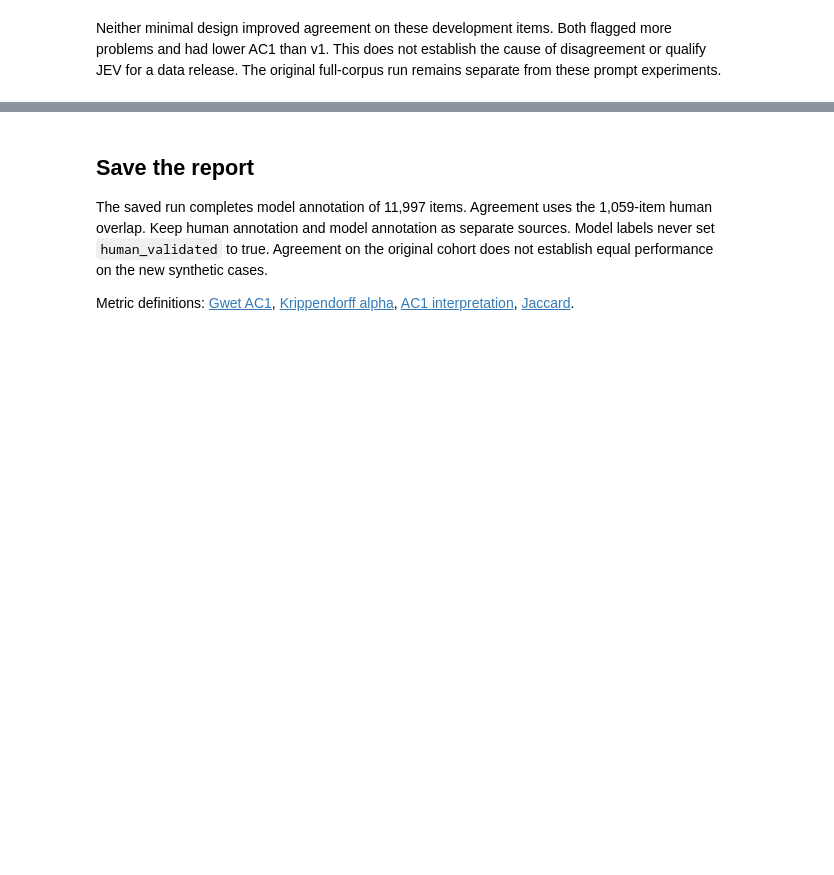
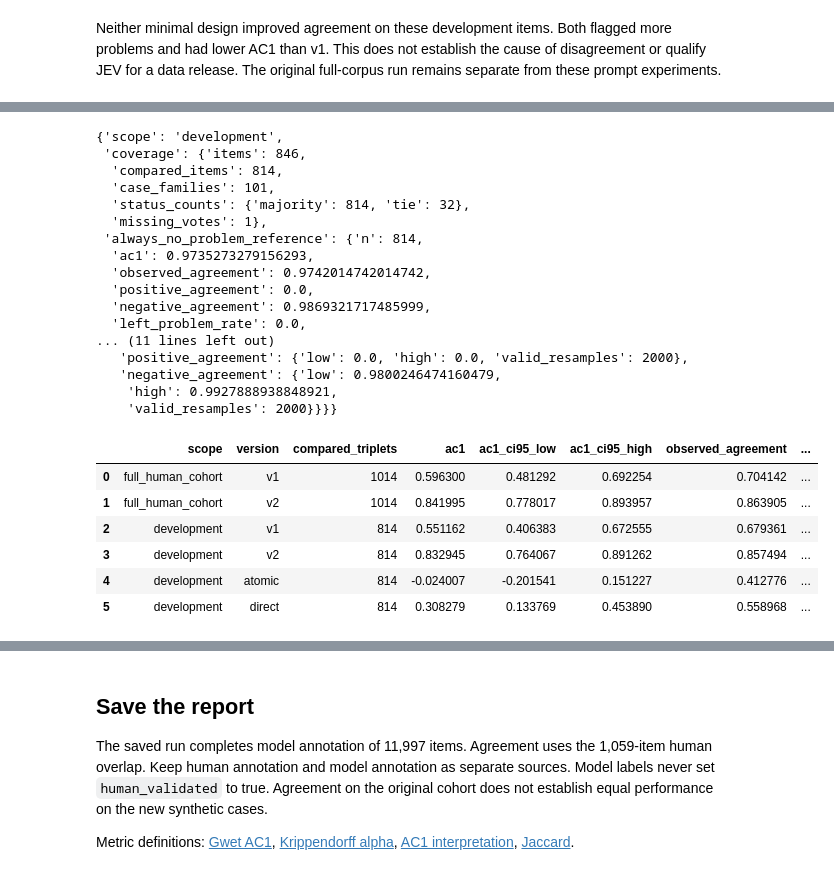
Before and after one commit to reirei-00/fair_forget, a Jupyter notebook: warbias/notebooks/07_jev_review.ipynb, the cells around one changed output, grey strips where cells are left out. Saved outputs shown, nothing was run; the diff lists cells and outputs as text; code cells hidden in the pictures; blank space fills up the shorter version.

```diff
--- a/warbias/notebooks/07_jev_review.ipynb
+++ b/warbias/notebooks/07_jev_review.ipynb
@@ -701,0 +783,49 @@ run remains separate from these prompt experiments.
+# %%
+consensus_reports = {}
+consensus_table = []
+for scope, variants, labels in [
+    ("full_human_cohort", {"v1": saved_model_reviews, "v2": candidate_reviews}, consensus_labels),
+    (
+        "development",
+        {
+            "v1": binary_baseline,
+            "v2": partition_rows(candidate_reviews, split, "development"),
+            **binary_models,
+        },
+        partition_rows(consensus_labels, split, "development"),
+    ),
+]:
+    consensus_reports[scope] = {}
+    for version, predictions in variants.items():
+        comparison = consensus_agreement(
+            predictions,
+            labels,
+            resamples=consensus_protocol["bootstrap"]["resamples"],
+            seed=consensus_protocol["bootstrap"]["seed"],
+        )
+        consensus_reports[scope][version] = comparison
+        agreement = comparison["agreement"]
+        consensus_table.append(
+            {
+                "scope": scope,
+                "version": version,
+                "compared_triplets": agreement["n"],
+                "ac1": agreement["ac1"],
+                "ac1_ci95_low": agreement["ci95"]["ac1"]["low"],
+                "ac1_ci95_high": agreement["ci95"]["ac1"]["high"],
+                "observed_agreement": agreement["observed_agreement"],
+                "problem_agreement": agreement["positive_agreement"],
+                "no_problem_agreement": agreement["negative_agreement"],
+            }
+        )
+    display(
+        {
+            "scope": scope,
+            "coverage": comparison["coverage"],
+            "always_no_problem_reference": comparison["always_no_problem_reference"],
+        }
+    )
+display(DataFrame(consensus_table))
+display(consensus_reports["full_human_cohort"]["v2"]["agreement"])
+write_json(work / "consensus-agreement.json", consensus_reports)
+# %% [output]
@@ -701,0 +849,24 @@ run remains separate from these prompt experiments.
+{'scope': 'development',
+ 'coverage': {'items': 846,
+  'compared_items': 814,
+  'case_families': 101,
+  'status_counts': {'majority': 814, 'tie': 32},
+  'missing_votes': 1},
+ 'always_no_problem_reference': {'n': 814,
+  'ac1': 0.9735273279156293,
+  'observed_agreement': 0.9742014742014742,
+  'positive_agreement': 0.0,
+  'negative_agreement': 0.9869321717485999,
+  'left_problem_rate': 0.0,
+... (11 lines left out)
+   'positive_agreement': {'low': 0.0, 'high': 0.0, 'valid_resamples': 2000},
+   'negative_agreement': {'low': 0.9800246474160479,
+    'high': 0.9927888938848921,
+    'valid_resamples': 2000}}}}
+|  | scope | version | compared_triplets | ac1 | ac1_ci95_low | ac1_ci95_high | observed_agreement | ... |
+| 0 | full_human_cohort | v1 | 1014 | 0.596300 | 0.481292 | 0.692254 | 0.704142 | ... |
+| 1 | full_human_cohort | v2 | 1014 | 0.841995 | 0.778017 | 0.893957 | 0.863905 | ... |
+| 2 | development | v1 | 814 | 0.551162 | 0.406383 | 0.672555 | 0.679361 | ... |
+| 3 | development | v2 | 814 | 0.832945 | 0.764067 | 0.891262 | 0.857494 | ... |
+| 4 | development | atomic | 814 | -0.024007 | -0.201541 | 0.151227 | 0.412776 | ... |
+| 5 | development | direct | 814 | 0.308279 | 0.133769 | 0.453890 | 0.558968 | ... |
```
Also changed, not shown: parts of 6 cells of this notebook, 8 other files.
